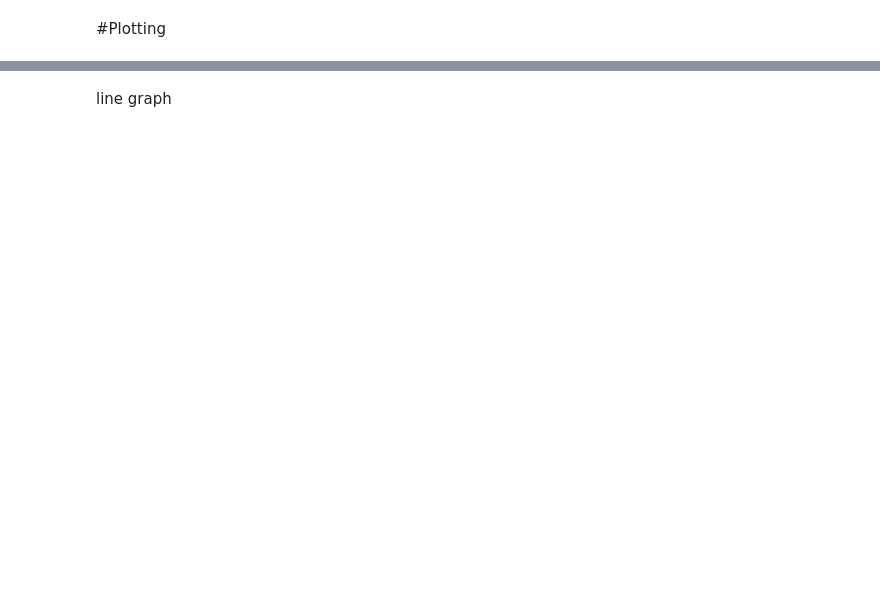
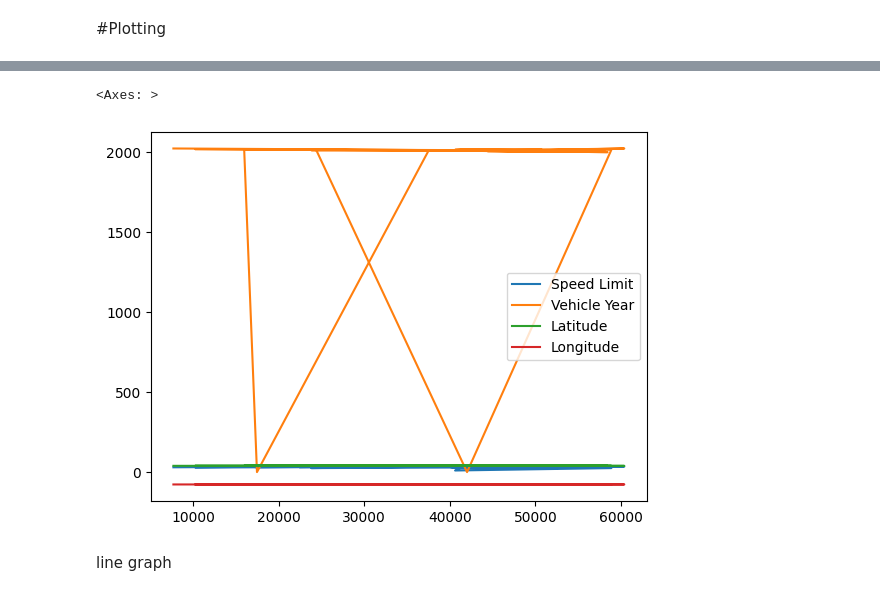
Before and after one commit to atletlgomez/titanic_and_crash, a Jupyter notebook: Titanic_and_Crash_Data.ipynb, the cells around one changed output, grey strips where cells are left out. Drawn from its saved outputs; the diff is of its cells as text; code cells hidden in the pictures; blank space fills up the shorter version.

```diff
--- a/Titanic_and_Crash_Data.ipynb
+++ b/Titanic_and_Crash_Data.ipynb
@@ -1265,5 +1264,8 @@ titanic.plot()
 # %%
-crash.plot()
+crash.sample(25).plot()
+# %% [output]
+<Axes: >
+[figure, added]
 # %% [markdown]
 line graph
 # %%
```
Also changed, not shown: parts of 122 cells of this notebook.
